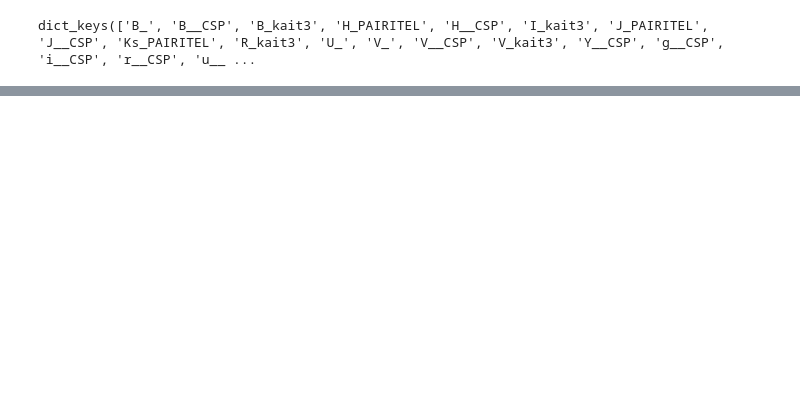
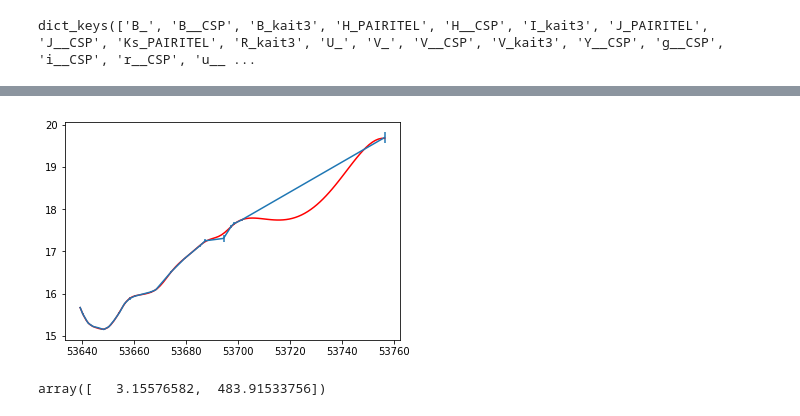
Before and after one commit to tayebzaidi/HonorsThesisTZ, a Jupyter notebook: ThesisCode/testing/loadFileTesting.ipynb, the cells around one changed output, grey strips where cells are left out. Saved outputs shown, nothing was run; the diff lists cells and outputs as text; code cells hidden in the pictures; blank space fills up the shorter version.

```diff
--- a/ThesisCode/testing/loadFileTesting.ipynb
+++ b/ThesisCode/testing/loadFileTesting.ipynb
@@ -18,0 +105,13 @@ dict_keys(['g', 'i', 'r', 'u', 'Y'])
+# %%
+x = np.linspace(min(t), max(t), 100)
+mu, cov = gp.predict(y,x)
+std = np.sqrt(np.diag(cov))
+plt.plot(x,mu, color='r')
+plt.errorbar(t,y,yerr=err)
+plt.show()
+# %% [output]
+[figure, added]
+# %%
+kernel.pars
+# %% [output]
+array([   3.15576582,  483.91533756])
```
Also changed, not shown: parts of 8 cells of this notebook, 20 other files.
